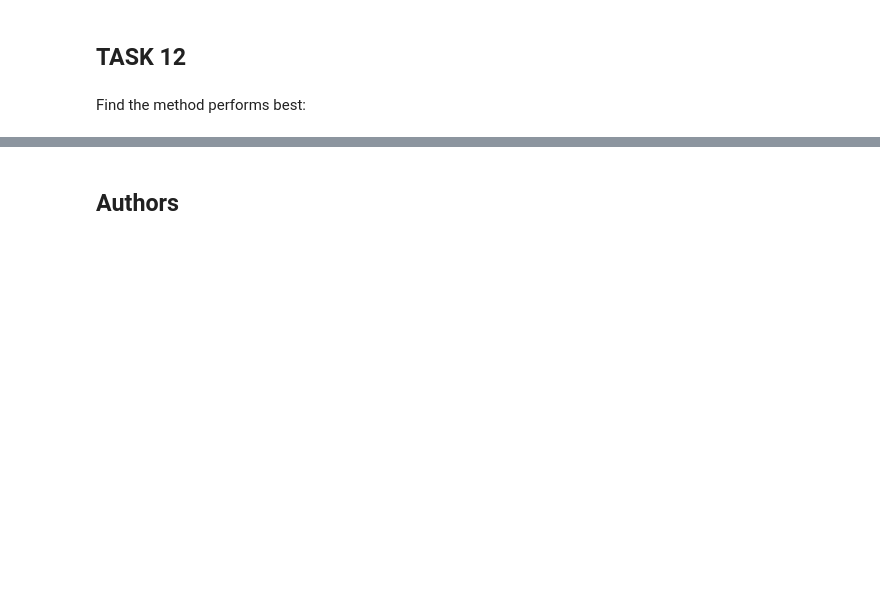
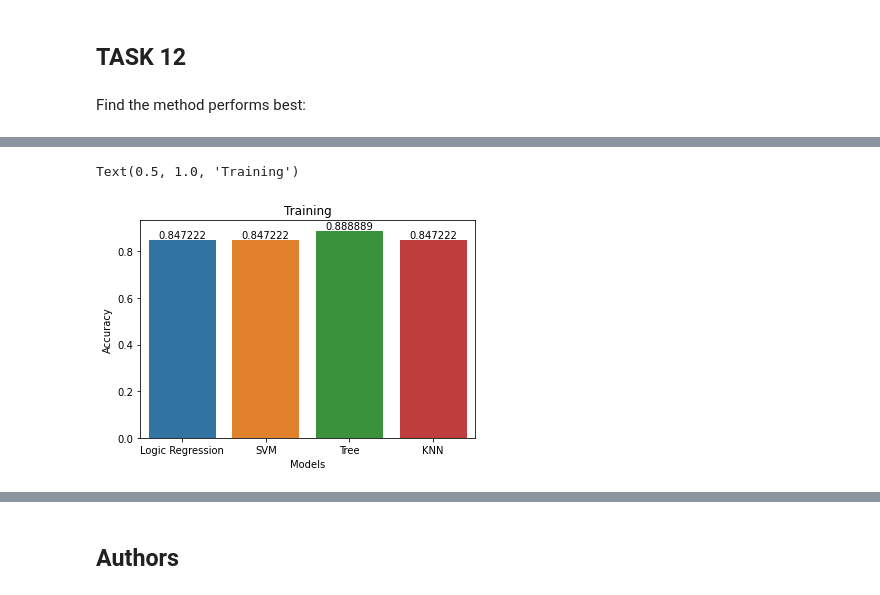
Before and after one commit to rhCat/IBM-Couse, a Jupyter notebook: Week_4_Predict/SpaceX_Machine Learning Prediction_Part_5.ipynb, the cells around one changed output, grey strips where cells are left out. Saved outputs shown, nothing was run; the diff lists cells and outputs as text; code cells hidden in the pictures; blank space fills up the shorter version.

Commit message:
results

```diff
--- a/Week_4_Predict/SpaceX_Machine Learning Prediction_Part_5.ipynb
+++ b/Week_4_Predict/SpaceX_Machine Learning Prediction_Part_5.ipynb
@@ -408,3 +408,14 @@ Decision Tree accuracy : 0.875
 
 KNN tuned hpyerparameters :(best parameters)  {'algorithm': 'auto', 'n_neighbors': 9, 'p': 1}
 KNN accuracy : 0.8472222222222222
+# %%
+accuracy=[logreg_cv.best_score_,svm_cv.best_score_,tree_cv.best_score_,knn_cv.best_score_]
+models=['Logic Regression','SVM','Tree','KNN']
+data_bar_in={"Accuracy":accuracy,"Models":models}
+data_bar=pd.DataFrame(data_bar_in)
+result=sns.barplot(y='Accuracy',x='Models',data=data_bar)
+result.bar_label(result.containers[0])
+result.set_title("Training")
+# %% [output]
+Text(0.5, 1.0, 'Training')
+[figure, added]
```
Also changed, not shown: parts of 5 cells of this notebook, 1 other file.
